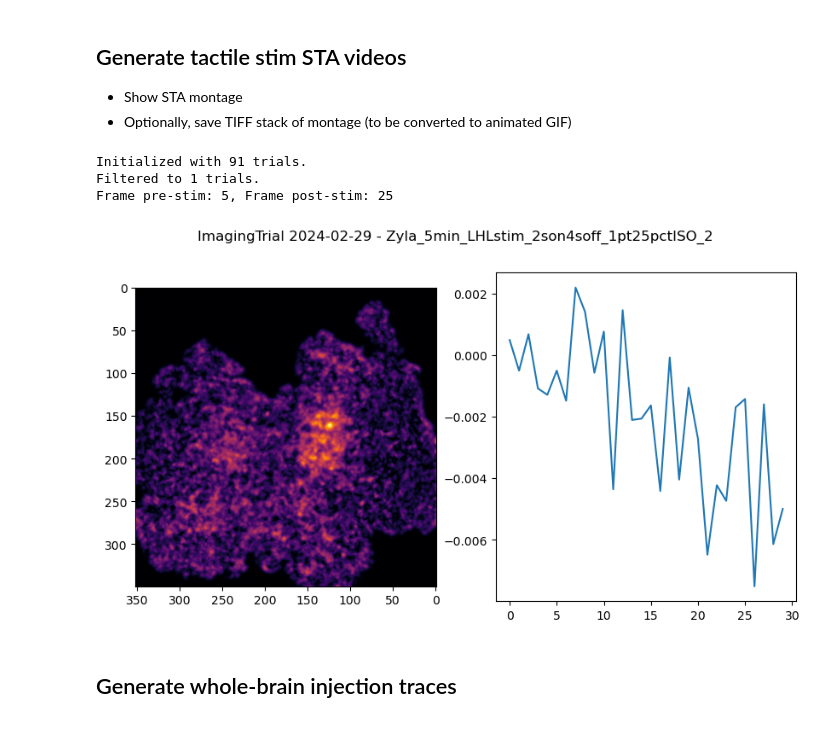
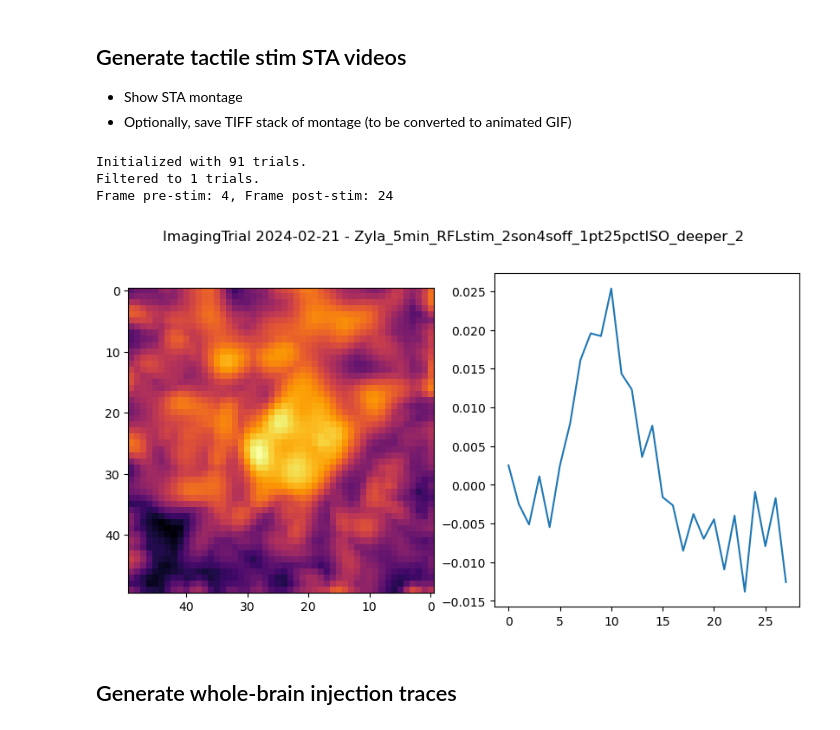
Before and after one commit to Arcadia-Science/2024-sensory-neuroimaging, a Jupyter notebook: notebooks/injection_analysis.ipynb, the cells around one changed output. Drawn from its saved outputs; the diff is of its cells as text; code cells hidden in the pictures.

Commit message:
STA analysis and figure gen

```diff
--- a/notebooks/injection_analysis.ipynb
+++ b/notebooks/injection_analysis.ipynb
@@ -13,10 +13,10 @@ from skimage.filters import gaussian
 from skimage.util import montage
 
 imaging_trials = ImagingTrialLoader('/Users/ilya_arcadia/Neuroimaging_local/Processed/Injections')
-imaging_trials.filter(exp_dir='2024-02-29',# "2024-03-19",
-limb='LHL',
+imaging_trials.filter(exp_dir='2024-02-21',# "2024-03-19",
+limb='RFL',
 rec_time='5min',
-remainder='.*pt25pctISO_2'
+# remainder='.*pt25pctISO_2'
 )
 
 show_montage = False
@@ -26,13 +26,23 @@ sta_dir = 'rendered_STA'
 # make dir to save rendered images
 os.makedirs(sta_dir, exist_ok=True)
 
-ssc_roi = {
+ssc_LHL_roi = {
     "center": (125,175),  # (x, y)
     "width": 80,
     "height": 80
 }
+ssc_RHL_roi = {
+    "center": (265,175),  # (x, y)
+    "width": 80,
+    "height": 80
+}
+ssc_RFL_roi = {
+    "center": (335,210),  # (x, y)
+    "width": 50,
+    "height": 50
+}
 for t in imaging_trials.trials:
-  sta_df, dff = t.get_sta_stack(1,5,.5, ) #ssc_roi
+  sta_df, dff = t.get_sta_stack(1,5,.5, ssc_RFL_roi) #ssc_roi
 
   sta_df = sta_df.mean(axis=0)
   n_plots = sta_df.shape[0]
@@ -41,35 +51,35 @@ for t in imaging_trials.trials:
   sta_df = gaussian(sta_df, sigma=2, channel_axis=0)
 
 
   if show_montage:
     f,ax = plt.subplots(1,1, figsize=(10,10))
     if flipLR:
       sta_df = np.flip(sta_df, axis=2)
     ax.imshow(montage(sta_df,
                       fill = 0,
                       padding_width = 20,
                       rescale_intensity=False,
                       grid_shape= None,
                       ),
             cmap='viridis',
             #vmin=30000,
             #vmax=40000
             )
     ax.axis('off')
     ax.set_title(t)
     # io.imsave(os.path.join(sta_dir, f'{t}_STA.tiff'), sta_df[1:,:,:].astype(np.uint16))
   else:
     f,axs = plt.subplots(1,2, figsize=(10,5))
     axs[0].imshow(sta_df.max(axis=0), cmap='inferno')
     axs[1].plot(dff)
     if flipLR:
       axs[0].invert_xaxis()
     f.suptitle(t)
 # %% [output]
 Initialized with 91 trials.
 Filtered to 1 trials.
-Frame pre-stim: 5, Frame post-stim: 25
+Frame pre-stim: 4, Frame post-stim: 24
-[figure, old version]
+[figure, new version]
 # %% [markdown]
 ## Generate whole-brain injection traces
 # %%
```
Also changed, not shown: 2 other files.
